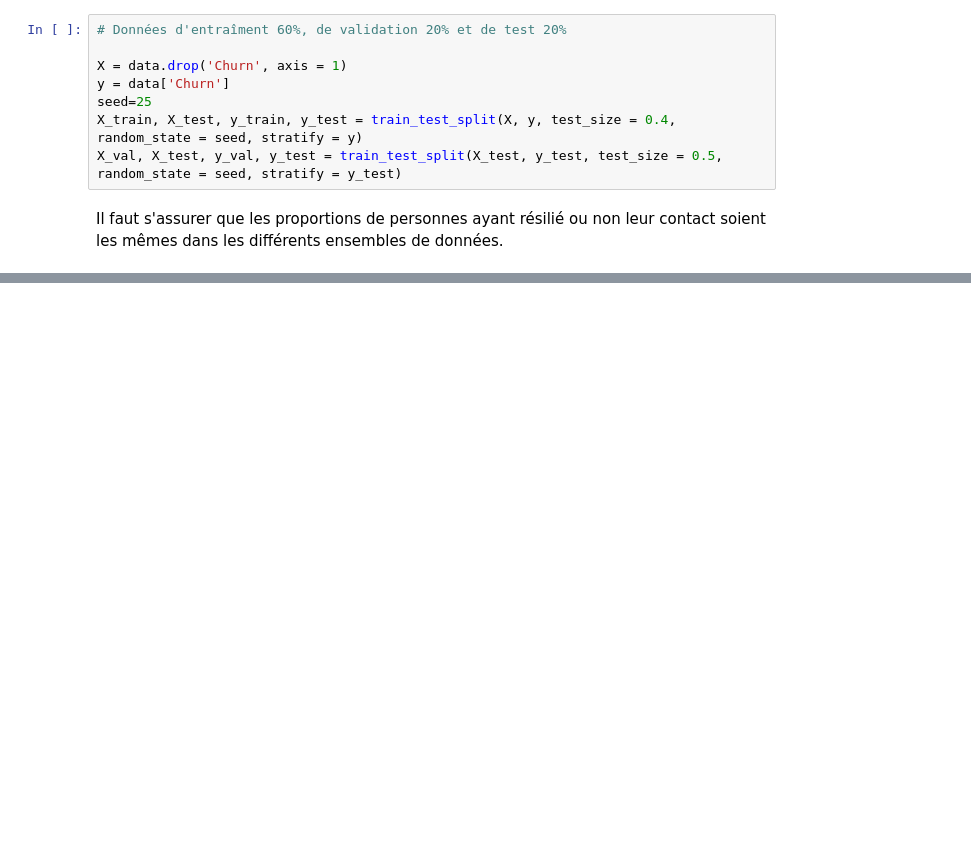
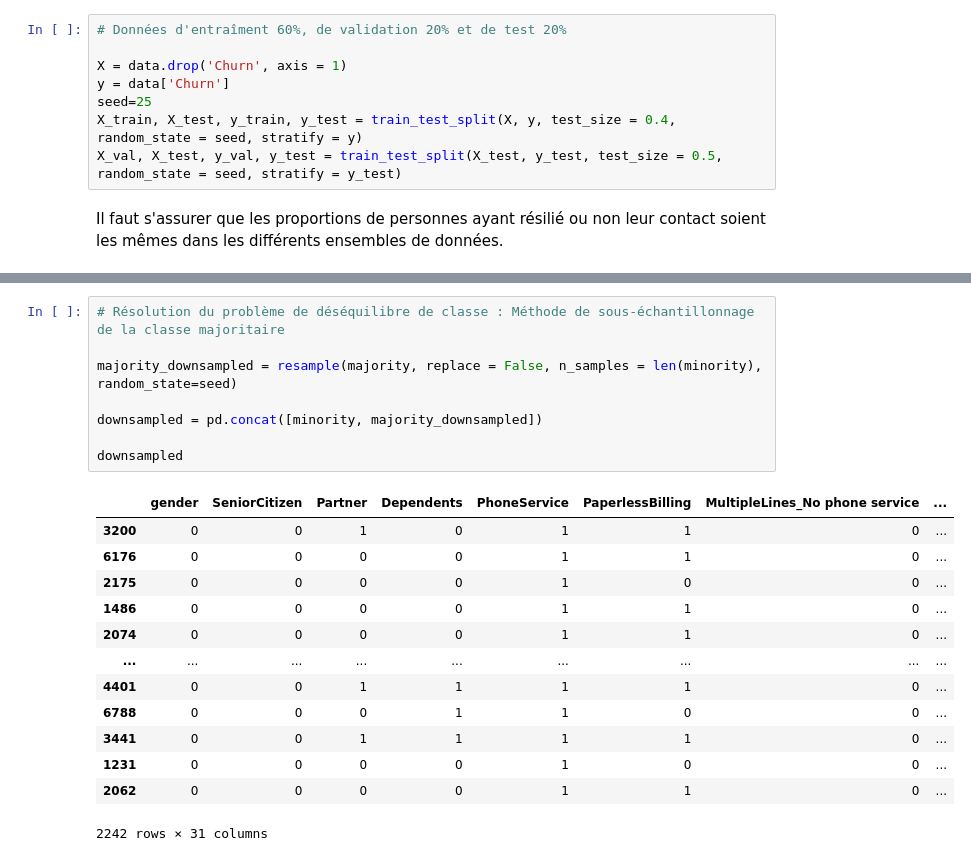
Before and after one commit to KOCORA/The-architecture-of-artificial-intelligence-systems., a Jupyter notebook: Costumer_churn.ipynb, the cells around one changed output, grey strips where cells are left out. Saved outputs shown, nothing was run; the diff lists cells and outputs as text; blank space fills up the shorter version.

```diff
--- a/Costumer_churn.ipynb
+++ b/Costumer_churn.ipynb
@@ -497,0 +539,22 @@ dtype: float64
+# %%
+# Résolution du problème de déséquilibre de classe : Méthode de sous-échantillonnage de la classe majoritaire
+
+majority_downsampled = resample(majority, replace = False, n_samples = len(minority), random_state=seed)
+
+downsampled = pd.concat([minority, majority_downsampled])
+
+downsampled
+# %% [output]
+|  | gender | SeniorCitizen | Partner | Dependents | PhoneService | PaperlessBilling | MultipleLines_No phone service | ... |
+| 3200 | 0 | 0 | 1 | 0 | 1 | 1 | 0 | ... |
+| 6176 | 0 | 0 | 0 | 0 | 1 | 1 | 0 | ... |
+| 2175 | 0 | 0 | 0 | 0 | 1 | 0 | 0 | ... |
+| 1486 | 0 | 0 | 0 | 0 | 1 | 1 | 0 | ... |
+| 2074 | 0 | 0 | 0 | 0 | 1 | 1 | 0 | ... |
+| ... | ... | ... | ... | ... | ... | ... | ... | ... |
+| 4401 | 0 | 0 | 1 | 1 | 1 | 1 | 0 | ... |
+| 6788 | 0 | 0 | 0 | 1 | 1 | 0 | 0 | ... |
+| 3441 | 0 | 0 | 1 | 1 | 1 | 1 | 0 | ... |
+| 1231 | 0 | 0 | 0 | 0 | 1 | 0 | 0 | ... |
+| 2062 | 0 | 0 | 0 | 0 | 1 | 1 | 0 | ... |
+2242 rows × 31 columns
```
Also changed, not shown: parts of 35 cells of this notebook.
